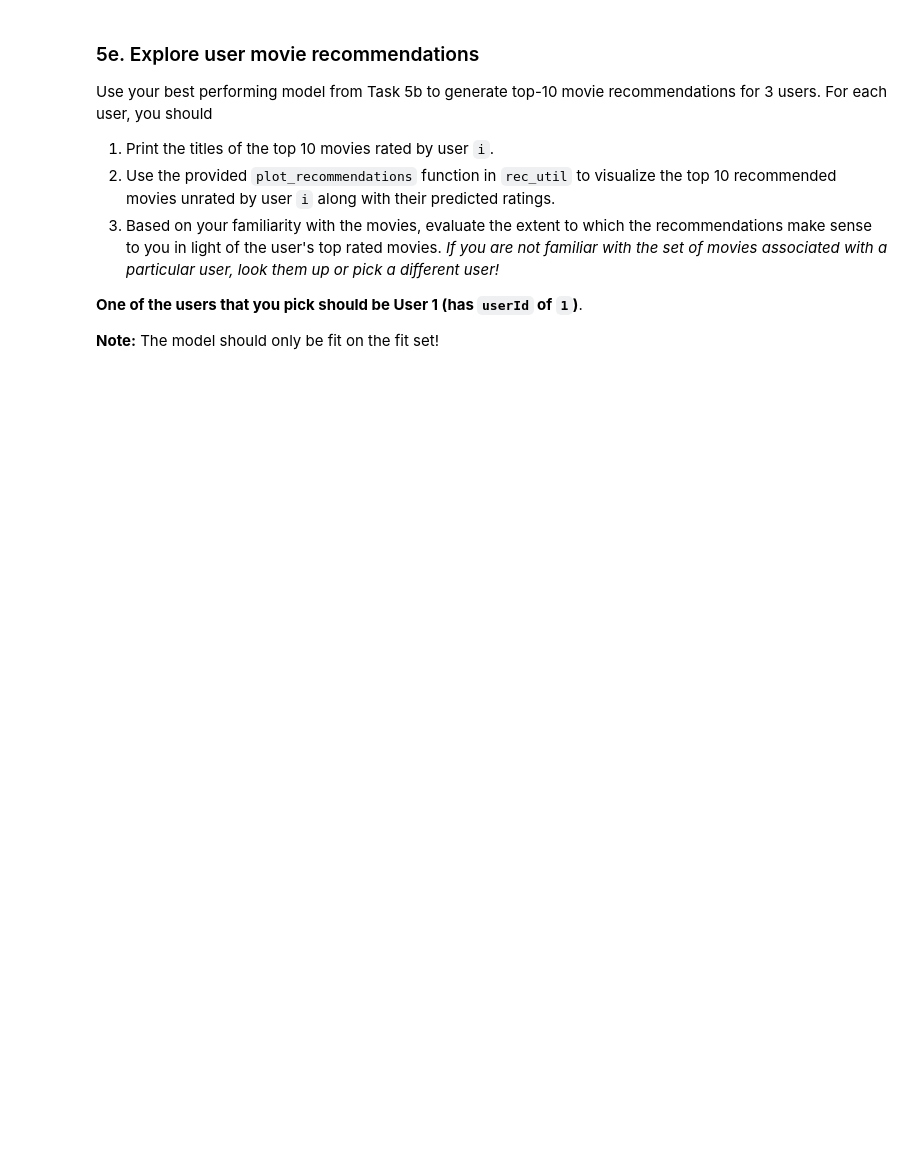
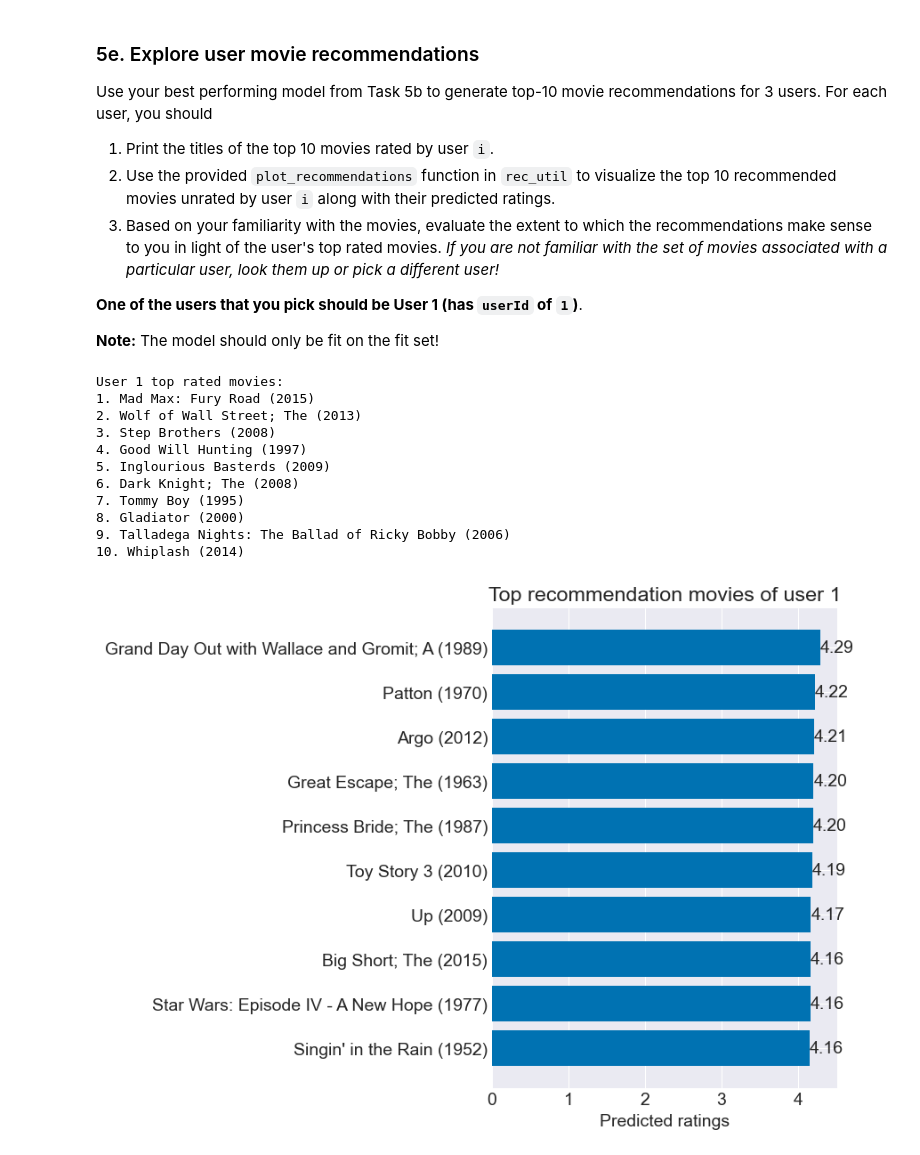
Before and after one commit to Mickey-Zhaang/ColbyCollege_CS252, a Jupyter notebook: Project5/movie_recommender.ipynb, the cells around one changed output. Cells and saved outputs as stored; diff of their text form; code cells hidden in the pictures; blank space fills up the shorter version.

```diff
--- a/Project5/movie_recommender.ipynb
+++ b/Project5/movie_recommender.ipynb
@@ -473,6 +565,6 @@ Execute the following cell to load in a Python dictionary that maps the movieId
 # %%
 # Keep this code, which loads in the MovieLens movieId-to-movie-title map
 # as a dictionary
-fp = open('data/movielens/movie_map.pkl', 'rb')
+fp = open('data/movie_map.pkl', 'rb')
 movie_map = pickle.load(fp)
 fp.close()
@@ -495,0 +584,15 @@ Make sure the rank ordering of the movie recommendations is clear from the print
+# %%
+# YOUR CODE HERE
+top_k = 10
+
+A_pred = svd_rec.predict()
+
+avg_ratings = A_pred.mean(axis=0)
+
+
+top_indices = np.argsort(avg_ratings)[::-1][:top_k]
+
+top_movies = [movie_map[i] for i in top_indices]
+
+for rank, title in enumerate(top_movies, 1):
+    print(f"{rank}. {title}")
@@ -513,0 +628,7 @@ In the cell below, use the provided `get_top_rated_movies` function in `rec_util
+# %%
+# YOUR CODE HERE
+
+top_rated = rec_util.get_top_rated_movies(A_fit, movie_map, user_id=1, num_top_rated=10)
+
+for rank, title in enumerate(top_rated, 1):
+    print(f"{rank}. {title}")
@@ -587,0 +732,25 @@ Use your best performing model from Task 5b to generate top-10 movie recommendat
+# %%
+# YOUR CODE HERE
+user_id = 1
+
+top_rated = rec_util.get_top_rated_movies(A_fit, movie_map, user_id=user_id, num_top_rated=10)
+print(f"User {user_id} top rated movies:")
+
+for rank, title in enumerate(top_rated, 1):
+    print(f"{rank}. {title}")
+
+top_titles, top_ratings = rec_util.get_top_recommendations(A_fit, funk_rec, movie_map, user_id=user_id, num_top_recommendations=10)
+rec_util.plot_recommendations(user_id, top_titles, top_ratings)
+# %% [output]
+User 1 top rated movies:
+1. Mad Max: Fury Road (2015)
+2. Wolf of Wall Street; The (2013)
+3. Step Brothers (2008)
+4. Good Will Hunting (1997)
+5. Inglourious Basterds (2009)
+6. Dark Knight; The (2008)
+7. Tommy Boy (1995)
+8. Gladiator (2000)
+9. Talladega Nights: The Ballad of Ricky Bobby (2006)
+10. Whiplash (2014)
+[figure, added]
```
Also changed, not shown: parts of 33 cells of this notebook, 11 other files.
